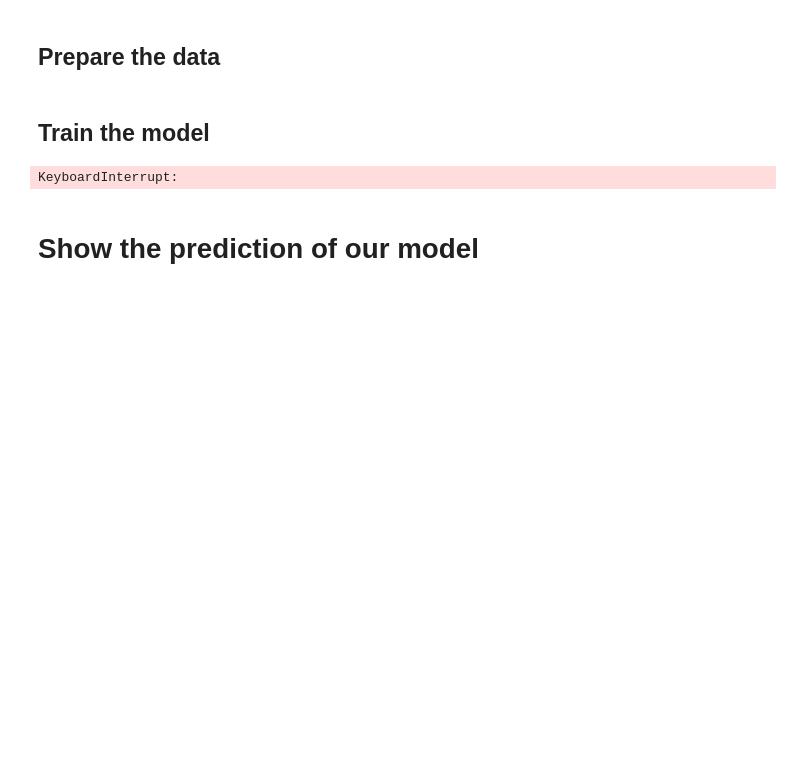
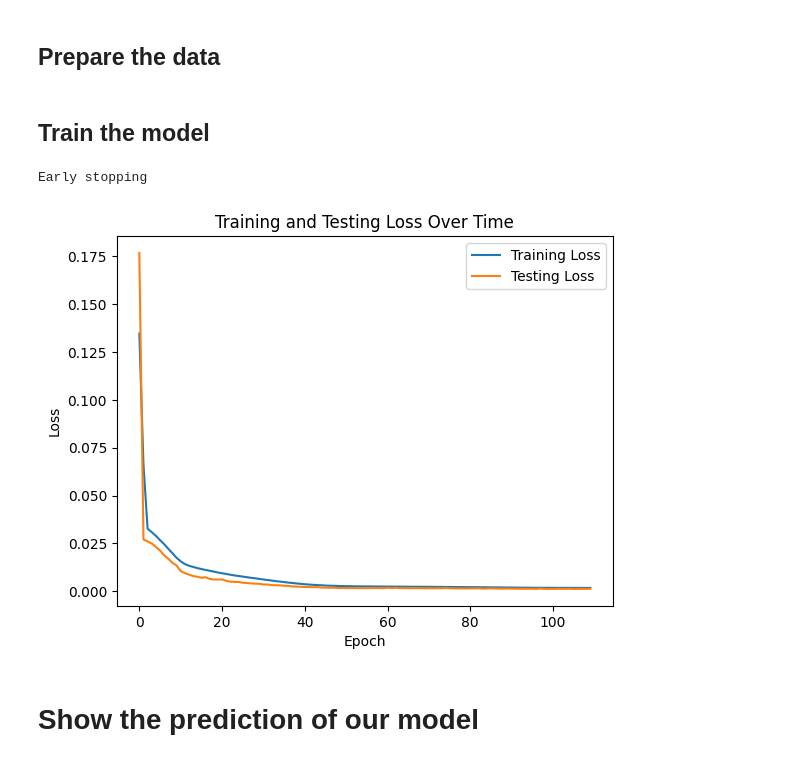
Before and after one commit to nathanbrites/EI_TS_CS, a Jupyter notebook: template_deep.ipynb, the cells around one changed output. Saved outputs shown, nothing was run; the diff lists cells and outputs as text; code cells hidden in the pictures; blank space fills up the shorter version.

```diff
--- a/template_deep.ipynb
+++ b/template_deep.ipynb
@@ -208,24 +211,25 @@ def train_model(model, train_loader, test_loader, num_epochs, learning_rate, pat
 # %%
 # Set the input sequence length to one week (168 hours)
 input_seq_len = 24*7 # time steps
 output = 1  # predict one time step into the future
 
 # Initialize the modek
-model = Model(input_size=1, output_size=output, hidden_dim=128, n_layers=3) # 3 layers, 128 hidden nodes each
+model = Model(input_size=1, output_size=output, hidden_dim=128, n_layers=4)
 model = model.to(device)  # Move the model to the specified device (CPU or GPU)
 
 # Set the number of training epochs and learning rate
 num_epochs = 1000
 learning_rate = 0.00001
 
 # Process data
 file_path = "data/bilan-electrique.csv"
 train_loader, test_loader, scaler = preprocess_data(file_path, sequence_length=input_seq_len, output_seq_len=output, batch_size=32)
 
 # Train the model
 model = train_model(model, train_loader, test_loader, num_epochs, learning_rate)
 # %% [output]
-KeyboardInterrupt:
+Early stopping
+[figure, added]
 # %%
 #save model to file
 torch.save(model.state_dict(), 'model/model_{}.pth'.format(datetime.now().strftime("%Y%m%d_%H%M%S")))
```
Also changed, not shown: parts of 7 cells of this notebook, 2 other files.
